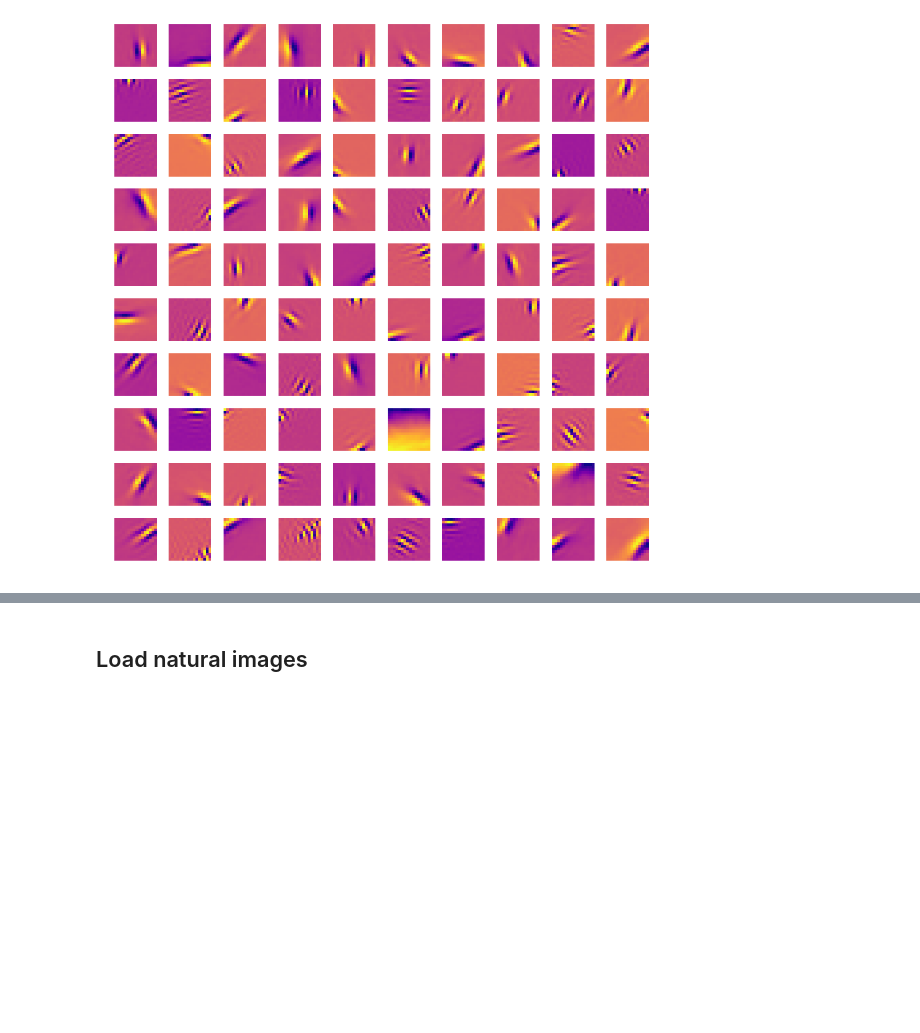
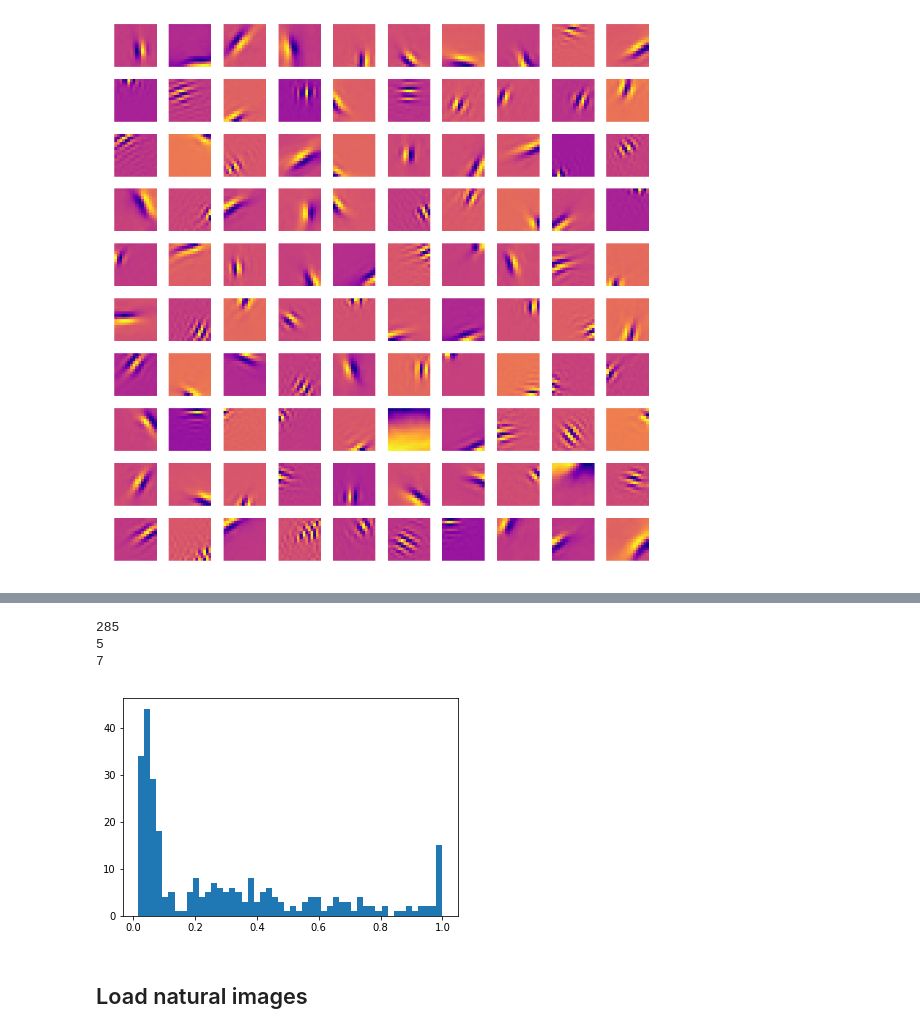
Before and after one commit to ncinko/RW, a Jupyter notebook: Correlation studies.ipynb, the cells around one changed output, grey strips where cells are left out. Saved outputs shown, nothing was run; the diff lists cells and outputs as text; code cells hidden in the pictures; blank space fills up the shorter version.

```diff
--- a/Correlation studies.ipynb
+++ b/Correlation studies.ipynb
@@ -91,3 +183,15 @@ print(np.sum((bases[:,135] - wave)**2))
+# %%
+print(len(energies))
+for i in range(9):
+    if energies[i]>0.5:
+        print(i)
+plt.hist(energies, 50)
+plt.show()
+# %% [output]
+285
+5
+7
+[figure, added]
 # %% [markdown]
 ## Load natural images
 # %%
```
Also changed, not shown: parts of 14 cells of this notebook, 1 other file.
